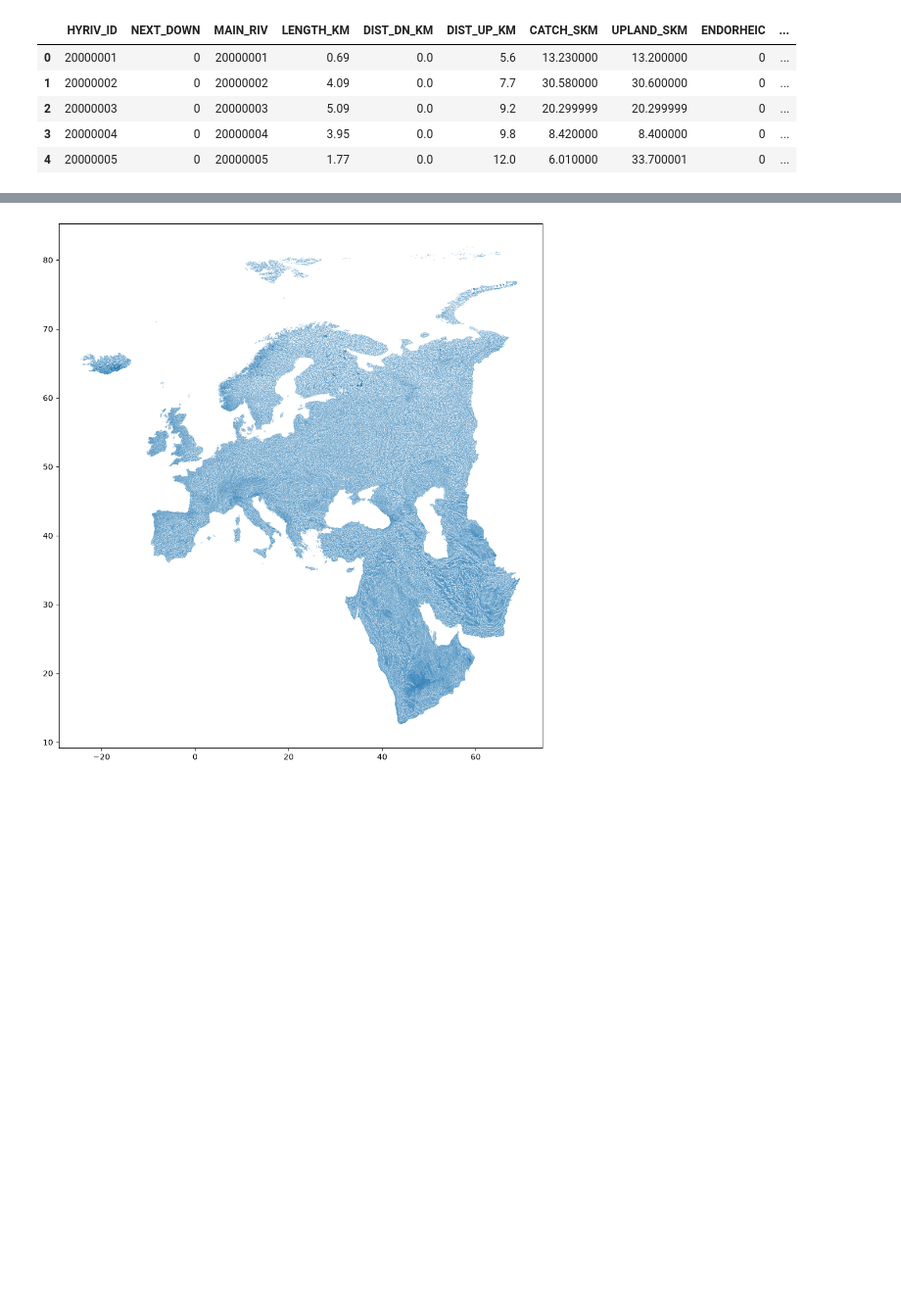
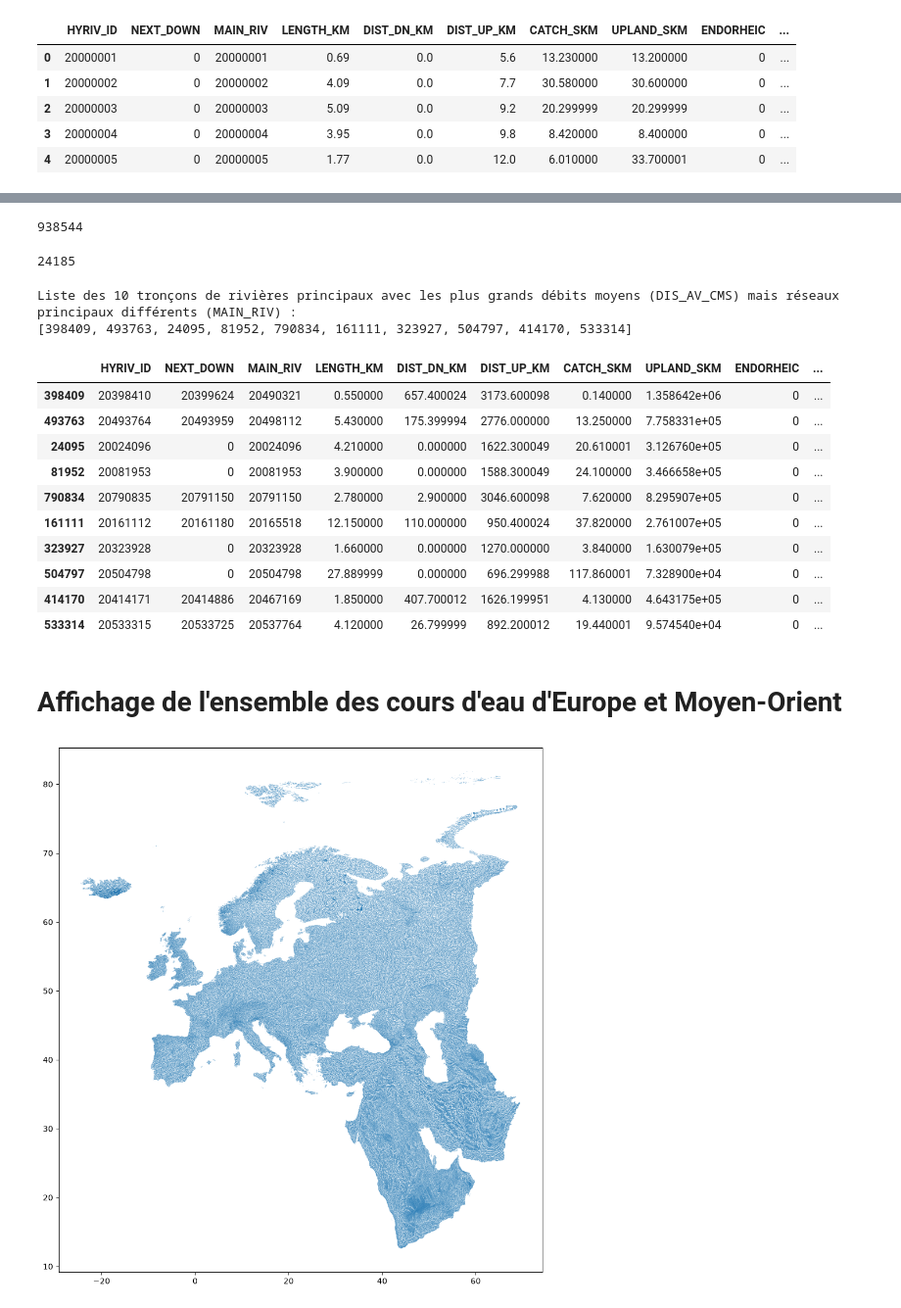
Before and after one commit to arthurleq/Modelisation-hydraulique, a Jupyter notebook: SIG visualisation/visualisation_SIG_data.ipynb, the cells around one changed output, grey strips where cells are left out. Shown at 98% size. Cells and saved outputs as stored; diff of their text form; code cells hidden in the pictures; blank space fills up the shorter version.

```diff
--- a/SIG visualisation/visualisation_SIG_data.ipynb
+++ b/SIG visualisation/visualisation_SIG_data.ipynb
@@ -24 +72,49 @@ gdf.head()
+# %%
+# Nombre de lignes du GeoDataFrame, donc le nombre de tronçons de rivières dans le fichier SIG
+len(gdf)
+# %% [output]
+938544
+# %%
+# Nombre de réseaux principaux
+list_ID_main = gdf["MAIN_RIV"].unique()
+
+len(list_ID_main)
+# %% [output]
+24185
+# %%
+# Affichage des 10 tronçons de rivières principaux avec les plus grands débits moyens (DIS_AV_CMS)
+# mais réseaux principaux différents (MAIN_RIV)
+
+list_ID_biggest = []
+list_main = []
+for i in range(10):
+    # Dabord on recupère l'ID du tornçon avec le plus grand débit moyen
+    # Mais il ne faut pas que ce tronçon appartienne à un réseau principal déjà sélectionné
+    ID_biggest = gdf[gdf["MAIN_RIV"].isin(list_main) == False]["DIS_AV_CMS"].idxmax()
+    # Puis on ajoute l'ID du tronçon dans la liste de ceux ayant le plus gros debit moyen
+    list_ID_biggest.append(int(ID_biggest))
+    # Ensuite on ajoute l'ID du réseau principal de ce tronçon dans la liste des réseaux principaux déjà sélectionnés
+    list_main.append(gdf.loc[ID_biggest, "MAIN_RIV"])
+
+print("Liste des 10 tronçons de rivières principaux avec les plus grands débits moyens (DIS_AV_CMS) mais réseaux principaux différents (MAIN_RIV) :")
+print(list_ID_biggest)
+
+gdf_biggest = gdf.loc[list_ID_biggest]
+gdf_biggest
+# %% [output]
+Liste des 10 tronçons de rivières principaux avec les plus grands débits moyens (DIS_AV_CMS) mais réseaux principaux différents (MAIN_RIV) :
+[398409, 493763, 24095, 81952, 790834, 161111, 323927, 504797, 414170, 533314]
+|  | HYRIV_ID | NEXT_DOWN | MAIN_RIV | LENGTH_KM | DIST_DN_KM | DIST_UP_KM | CATCH_SKM | UPLAND_SKM | ENDORHEIC | ... |
+| 398409 | 20398410 | 20399624 | 20490321 | 0.550000 | 657.400024 | 3173.600098 | 0.140000 | 1.358642e+06 | 0 | ... |
+| 493763 | 20493764 | 20493959 | 20498112 | 5.430000 | 175.399994 | 2776.000000 | 13.250000 | 7.758331e+05 | 0 | ... |
+| 24095 | 20024096 | 0 | 20024096 | 4.210000 | 0.000000 | 1622.300049 | 20.610001 | 3.126760e+05 | 0 | ... |
+| 81952 | 20081953 | 0 | 20081953 | 3.900000 | 0.000000 | 1588.300049 | 24.100000 | 3.466658e+05 | 0 | ... |
+| 790834 | 20790835 | 20791150 | 20791150 | 2.780000 | 2.900000 | 3046.600098 | 7.620000 | 8.295907e+05 | 0 | ... |
+| 161111 | 20161112 | 20161180 | 20165518 | 12.150000 | 110.000000 | 950.400024 | 37.820000 | 2.761007e+05 | 0 | ... |
+| 323927 | 20323928 | 0 | 20323928 | 1.660000 | 0.000000 | 1270.000000 | 3.840000 | 1.630079e+05 | 0 | ... |
+| 504797 | 20504798 | 0 | 20504798 | 27.889999 | 0.000000 | 696.299988 | 117.860001 | 7.328900e+04 | 0 | ... |
+| 414170 | 20414171 | 20414886 | 20467169 | 1.850000 | 407.700012 | 1626.199951 | 4.130000 | 4.643175e+05 | 0 | ... |
+| 533314 | 20533315 | 20533725 | 20537764 | 4.120000 | 26.799999 | 892.200012 | 19.440001 | 9.574540e+04 | 0 | ... |
+# %% [markdown]
+# Affichage de l'ensemble des cours d'eau d'Europe et Moyen-Orient
 # %%
```
Also changed, not shown: parts of 7 cells of this notebook.
